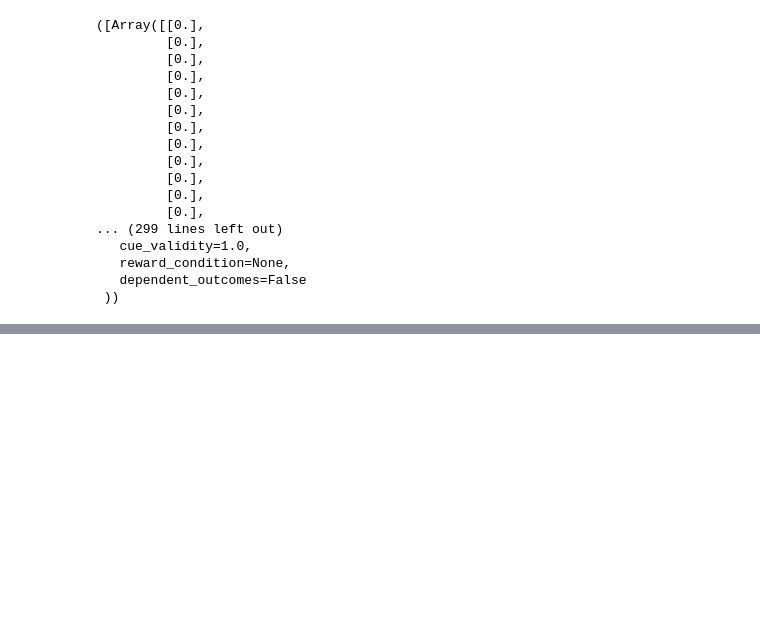
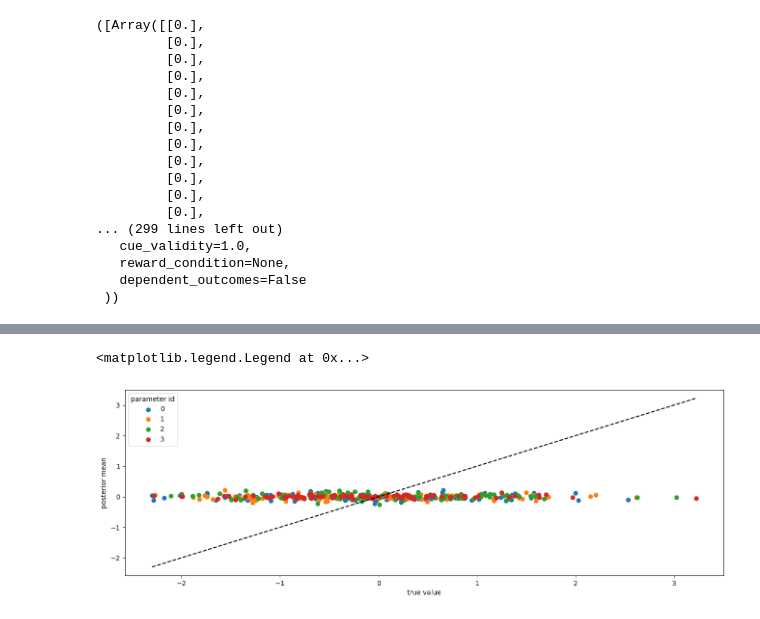
Before and after one commit to infer-actively/pymdp, a Jupyter notebook: examples/model_fitting/fitting_with_pybefit.ipynb, the cells around one changed output, grey strips where cells are left out. Saved outputs shown, nothing was run; the diff lists cells and outputs as text; code cells hidden in the pictures; blank space fills up the shorter version.

```diff
--- a/examples/model_fitting/fitting_with_pybefit.ipynb
+++ b/examples/model_fitting/fitting_with_pybefit.ipynb
@@ -180,0 +182,16 @@ ValueError: vmap got inconsistent sizes for array axes to be mapped:
+# %%
+# perform inference on parameters using no-u-turn sampler (NUTS)
+# opts_sampling dictionary can be used to specify various parameters
+# either for the NUTS kernel or MCMC sampler
+measurements = {
+    "outcomes": [outcomes[0] for outcomes in samples["outcomes"]],
+    "multiactions": samples["multiactions"][0],
+}
+
+opts_sampling = default_dict_nuts
+opts_sampling["num_warmup"] = 400
+opts_sampling["num_samples"] = 100
+opts_sampling["sampler_kwargs"] = {"kernel": {}, "mcmc": {"progress_bar": True}}
+print(opts_sampling)
+
+mcmc_samples, mcmc = run_nuts(model, measurements, opts=opts_sampling)
@@ -180,0 +223,12 @@ ValueError: vmap got inconsistent sizes for array axes to be mapped:
+# %%
+plt.figure(figsize=(16, 5))
+for i in range(num_params):
+    plt.scatter(samples['z'][0, :, i], mcmc_samples["z"].mean(0)[:, i], label=i)
+
+plt.plot((samples['z'].min(), samples['z'].max()), (samples['z'].min(), samples['z'].max()), "k--")
+plt.ylabel("posterior mean")
+plt.xlabel("true value")
+plt.legend(title="parameter id")
+# %% [output]
+<matplotlib.legend.Legend at 0x...>
+[figure, added]
```
Also changed, not shown: parts of 7 cells of this notebook.
